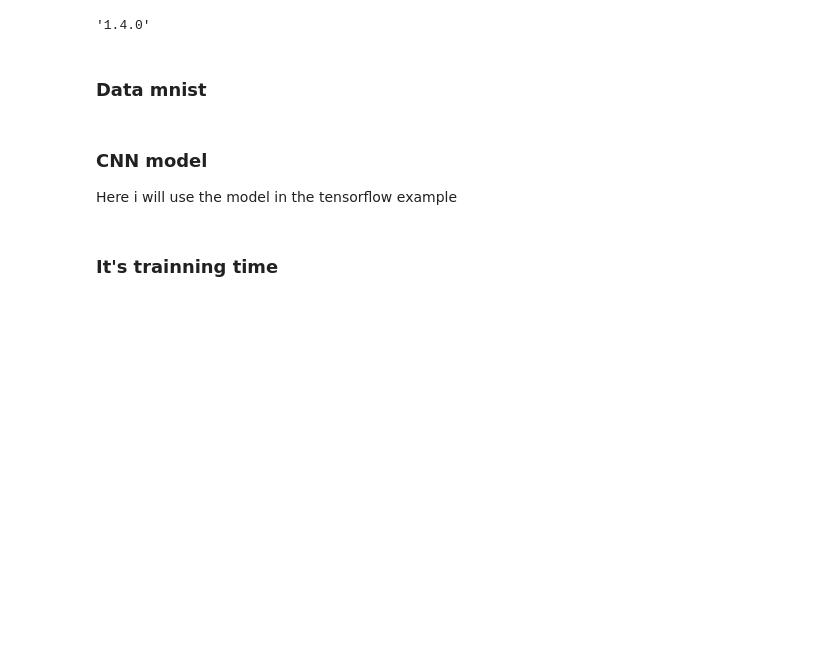
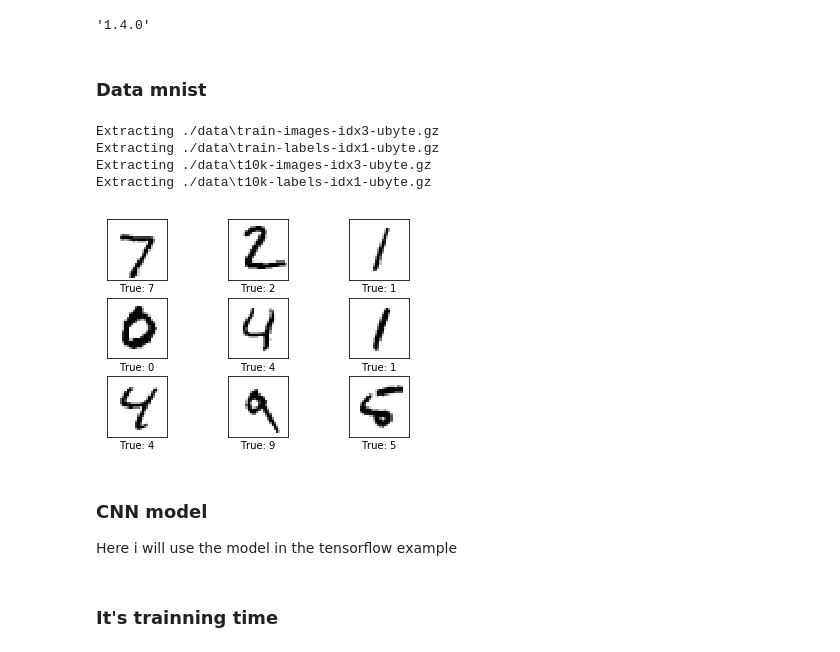
Before and after one commit to T-Almeida/GAN-study, a Jupyter notebook: Simple CNN for MNIST Classification.ipynb, the cells around one changed output. Saved outputs shown, nothing was run; the diff lists cells and outputs as text; code cells hidden in the pictures; blank space fills up the shorter version.

```diff
--- a/Simple CNN for MNIST Classification.ipynb
+++ b/Simple CNN for MNIST Classification.ipynb
@@ -22,13 +22,18 @@ tf.__version__
 # %%
 
 #mnist data
 from tensorflow.examples.tutorials.mnist import input_data
-mnist = input_data.read_data_sets("./data")
+mnist = input_data.read_data_sets("./data",one_hot=True)
 
 #reset graph using during notebook development
 tf.reset_default_graph()
-
-ut.plot_mnist_images_label(mnist.test.images[0:9],mnist.test.labels[0:9])
+ut.plot_mnist_images_label(mnist.test.images[0:9],np.argmax(mnist.test.labels[0:9],axis=1))
+# %% [output]
+Extracting ./data\train-images-idx3-ubyte.gz
+Extracting ./data\train-labels-idx1-ubyte.gz
+Extracting ./data\t10k-images-idx3-ubyte.gz
+Extracting ./data\t10k-labels-idx1-ubyte.gz
+[figure, added]
 # %% [markdown]
 ### CNN model
 
```
Also changed, not shown: parts of 2 cells of this notebook.
